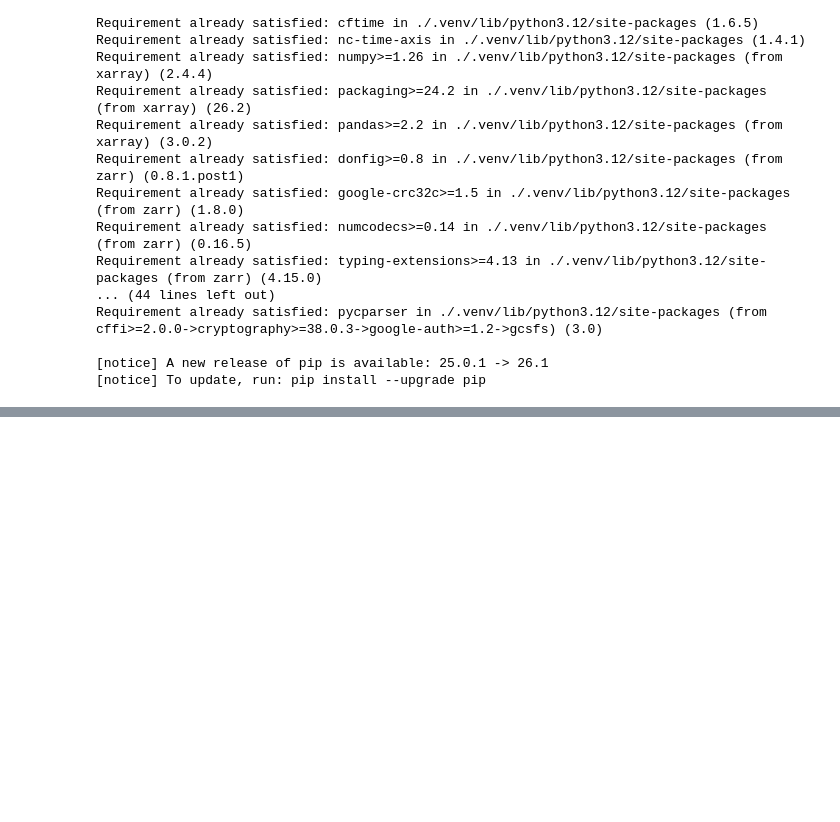
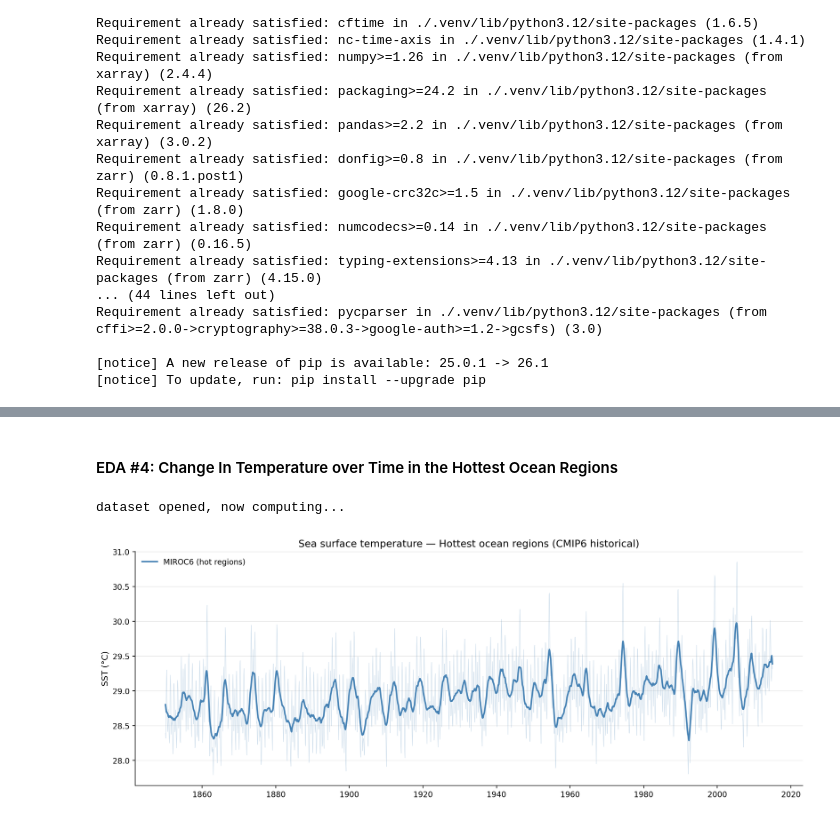
Before and after one commit to natalie3huynh/dcs106-project3, a Jupyter notebook: natalie.ipynb, the cells around one changed output, grey strips where cells are left out. Saved outputs shown, nothing was run; the diff lists cells and outputs as text; code cells hidden in the pictures; blank space fills up the shorter version.

```diff
--- a/natalie.ipynb
+++ b/natalie.ipynb
@@ -68,0 +111,60 @@ cmip_activity.to_csv("data/cmip_data.csv")
+# %% [markdown]
+#### EDA #4: Change In Temperature over Time in the Hottest Ocean Regions
+# %%
+row = tos_df[tos_df["source_id"] == "MIROC6"].iloc[0]
+
+store = fs.get_mapper(row["zstore"])
+ds = xr.open_zarr(store, consolidated=False)
+
+tos = ds["tos"]
+print("dataset opened, now computing...")
+
+units = tos.attrs.get("units", "")
+if "K" in units or tos.mean().values > 100:
+    tos = tos - 273.15
+
+lat_dims = [d for d in tos.dims if d in ["lat", "latitude", "nlat", "j", "y"]]
+lon_dims = [d for d in tos.dims if d in ["lon", "longitude", "nlon", "i", "x"]]
+
+#HOT REGIONS (spatial mean over time first)
+mean_map = tos.sel(time=slice("1990", "2015")).mean(dim="time").compute()
+
+threshold = np.nanpercentile(mean_map, 95)
+hot_mask = mean_map >= threshold
+
+#time series ONLY over hot regions
+hot_region_ts = (
+    tos.where(hot_mask)                # keep only hot pixels
+       .mean(dim=lat_dims + lon_dims)  # collapse space → time series
+       .compute()
+)
+fig, ax = plt.subplots(figsize=(13, 5))
+
+ax.plot(
+    hot_region_ts.time,
+    hot_region_ts.values,
+    linewidth=0.6,
+    alpha=0.25,
+    color="steelblue"
+)
+
+ax.plot(
+    hot_region_ts.time,
+    hot_region_ts.rolling(time=12, center=True, min_periods=6).mean().values,
+    linewidth=2,
+    color="steelblue",
+    label="MIROC6 (hot regions)"
+)
+
+ax.set_ylabel("SST (°C)", fontsize=11)
+ax.set_title("Sea surface temperature — Hottest ocean regions (CMIP6 historical)", fontsize=13, fontweight="normal")
+
+ax.spines[["top", "right"]].set_visible(False)
+ax.grid(axis="y", linewidth=0.5, color="#e0e0e0")
+ax.legend(frameon=False, fontsize=10)
+
+plt.tight_layout()
+plt.show()
+# %% [output]
+dataset opened, now computing...
+[figure, added]
```
Also changed, not shown: parts of 14 cells of this notebook, 1 other file.
